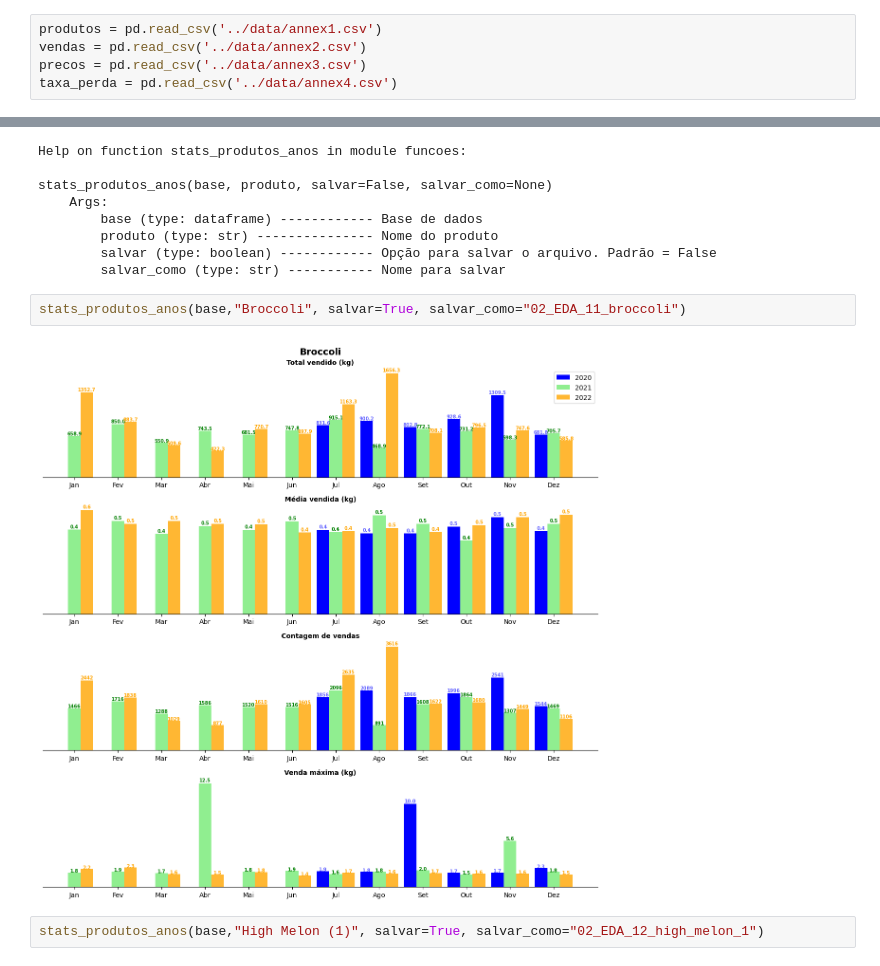
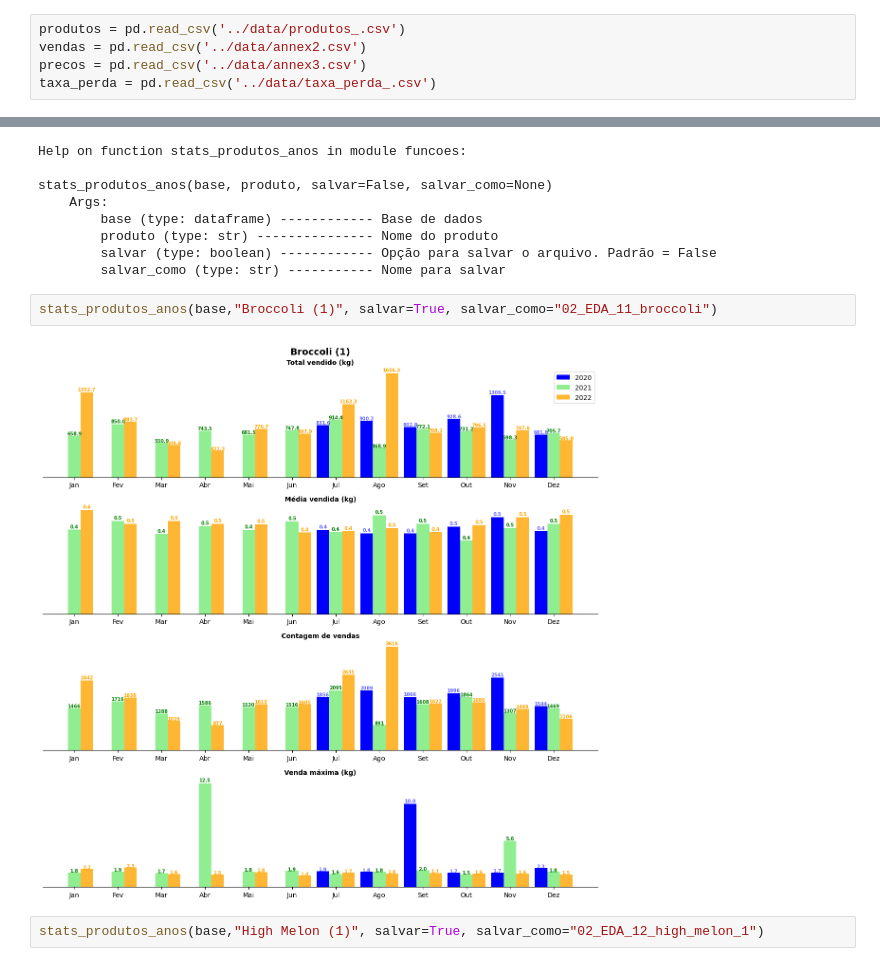
Before and after one commit to Thicon/Vendas-de-Vegetais, a Jupyter notebook: notebooks/EDA 02 - Análise de vendas.ipynb, the cells around one changed output, grey strips where cells are left out. Cells and saved outputs as stored; diff of their text form.

```diff
--- a/notebooks/EDA 02 - Análise de vendas.ipynb
+++ b/notebooks/EDA 02 - Análise de vendas.ipynb
@@ -33,10 +33,10 @@ Pandas               |      2.2.2
 Seaborn              |     0.13.2
 Sklearn              |      1.5.0
 # %%
-produtos = pd.read_csv('../data/annex1.csv')
+produtos = pd.read_csv('../data/produtos_.csv')
 vendas = pd.read_csv('../data/annex2.csv')
 precos = pd.read_csv('../data/annex3.csv')
-taxa_perda = pd.read_csv('../data/annex4.csv')
+taxa_perda = pd.read_csv('../data/taxa_perda_.csv')
 # %% [markdown]
 ### **2. Alterações na base**
 # %%
@@ -433,9 +433,9 @@ stats_produtos_anos(base, produto, salvar=False, salvar_como=None)
         salvar (type: boolean) ------------ Opção para salvar o arquivo. Padrão = False
         salvar_como (type: str) ----------- Nome para salvar
 # %%
-stats_produtos_anos(base,"Broccoli", salvar=True, salvar_como="02_EDA_11_broccoli")
+stats_produtos_anos(base,"Broccoli (1)", salvar=True, salvar_como="02_EDA_11_broccoli")
 # %% [output]
-[figure, old version]
+[figure, new version]
 # %%
 stats_produtos_anos(base,"High Melon (1)", salvar=True, salvar_como="02_EDA_12_high_melon_1")
 # %% [output]
```
Also changed, not shown: parts of 7 cells of this notebook, 22 other files.
